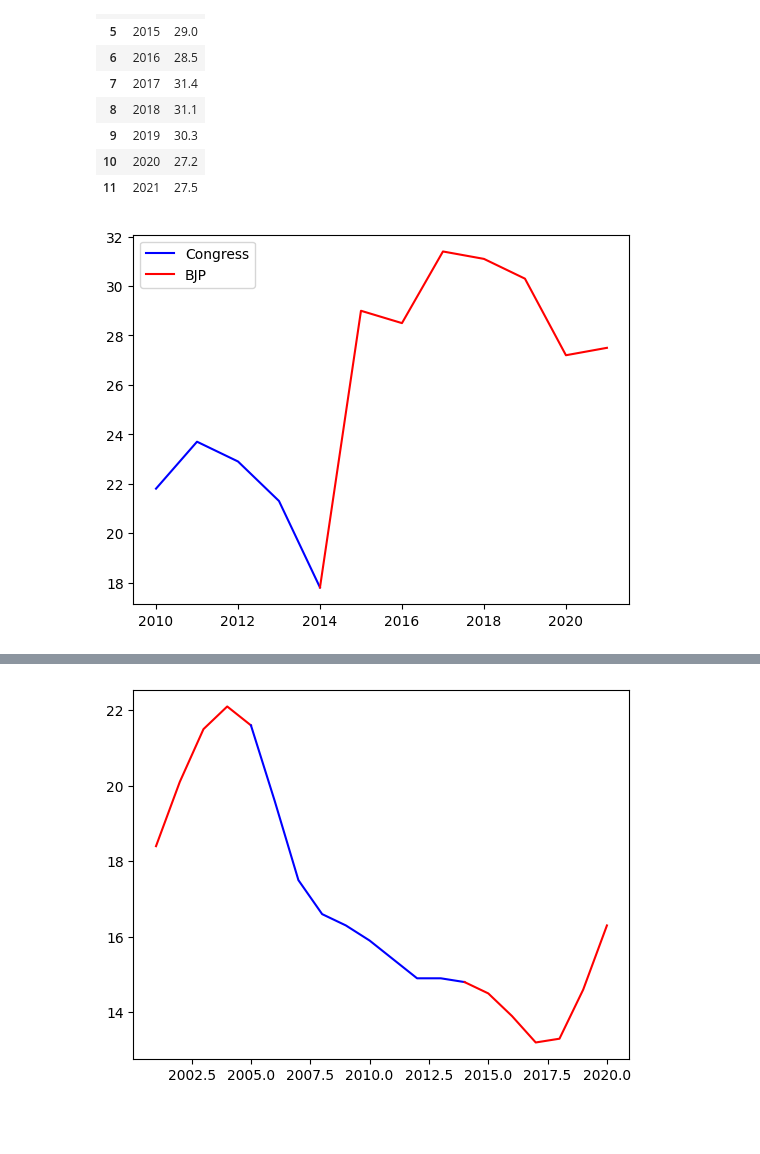
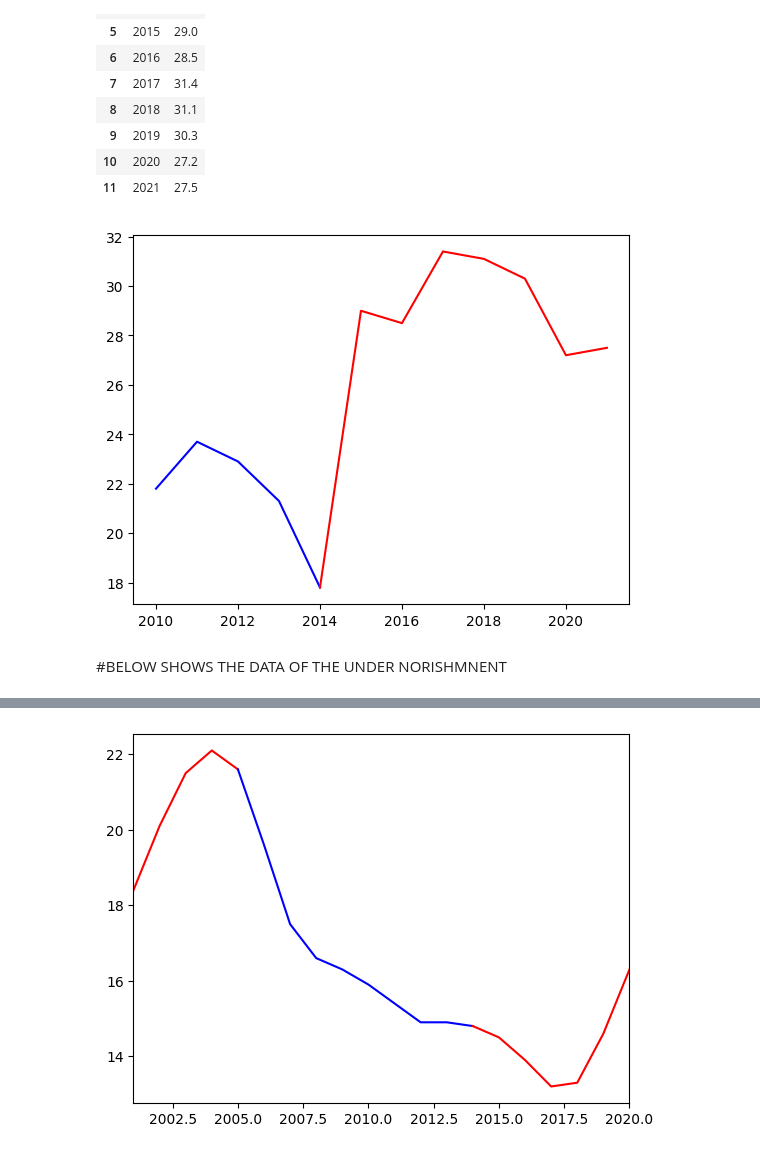
Before and after one commit to dipanshuhappy/probability-hackathon, a Jupyter notebook: food sector/hunger-index/main.ipynb, the cells around one changed output, grey strips where cells are left out. Cells and saved outputs as stored; diff of their text form; code cells hidden in the pictures; blank space fills up the shorter version.

```diff
--- a/food sector/hunger-index/main.ipynb
+++ b/food sector/hunger-index/main.ipynb
@@ -24,20 +24,20 @@ hunger_index_df
 # %%
 import matplotlib.pyplot as plt
 GHI_VALUES=hunger_index_df['GHI']
 YEARS=hunger_index_df['YEAR']
 for tenure in PARTIES_TENTURE:
  if(tenure[2]=='B'):
    plt.plot(YEARS[tenure[0]:tenure[1]]
    ,GHI_VALUES[tenure[0]:tenure[1]],
-   color='red',label='BJP')
-   plt.legend()
+   color='red')
  elif (tenure[2]=='C'):
    plt.plot(YEARS[tenure[0]:tenure[1]],
    GHI_VALUES[tenure[0]:tenure[1]],
-   color='blue',label='Congress')
-   plt.legend()
+   color='blue')
 # %% [output]
-[figure, old version]
+[figure, new version]
+# %% [markdown]
+#BELOW SHOWS THE DATA OF THE UNDER NORISHMNENT
 # %%
 undernorishment_index_df = pd.read_csv("../../UnderNourishMentData.csv")
 undernorishment_index_df["Year"]
@@ -75,4 +75,4 @@ for tenure in PARTIES_TENTURE_TWO:
 plt.xlim((2001,2020))
 plt.show()
 # %% [output]
-[figure, old version]
+[figure, new version]
```
Also changed, not shown: 13 other files.
